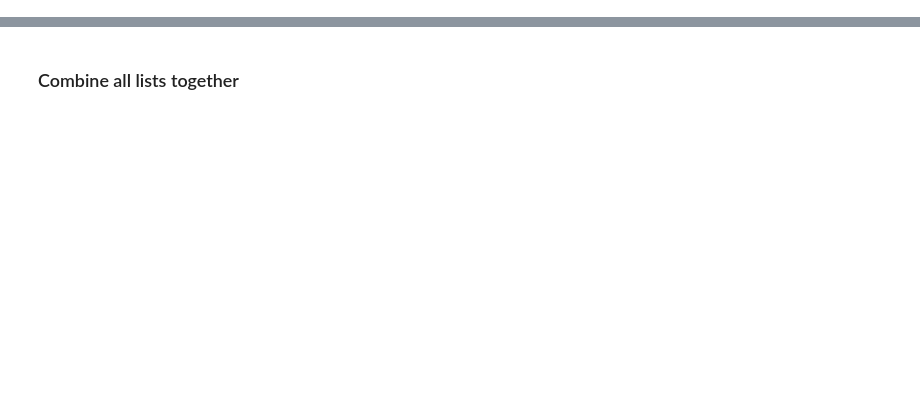
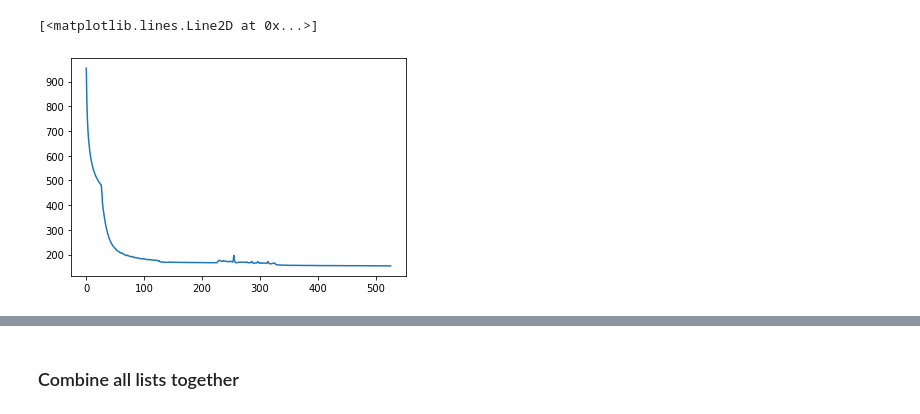
Before and after one commit to ChanMunFai/VideoPrediction, a Jupyter notebook: plots/SV2P/best_sv2p_loss.ipynb, the cells around one changed output, grey strips where cells are left out. Saved outputs shown, nothing was run; the diff lists cells and outputs as text; code cells hidden in the pictures; blank space fills up the shorter version.

```diff
--- a/plots/SV2P/best_sv2p_loss.ipynb
+++ b/plots/SV2P/best_sv2p_loss.ipynb
@@ -99,0 +64,5 @@ train_loss3_dot0001, kld3_dot0001, mse3_dot0001 = plot_losses_stage2(loss_path_3
+# %%
+plt.plot(stage1_2_loss)
+# %% [output]
+[<matplotlib.lines.Line2D at 0x...>]
+[figure, added]
```
Also changed, not shown: parts of 21 cells of this notebook, 2 other files.
